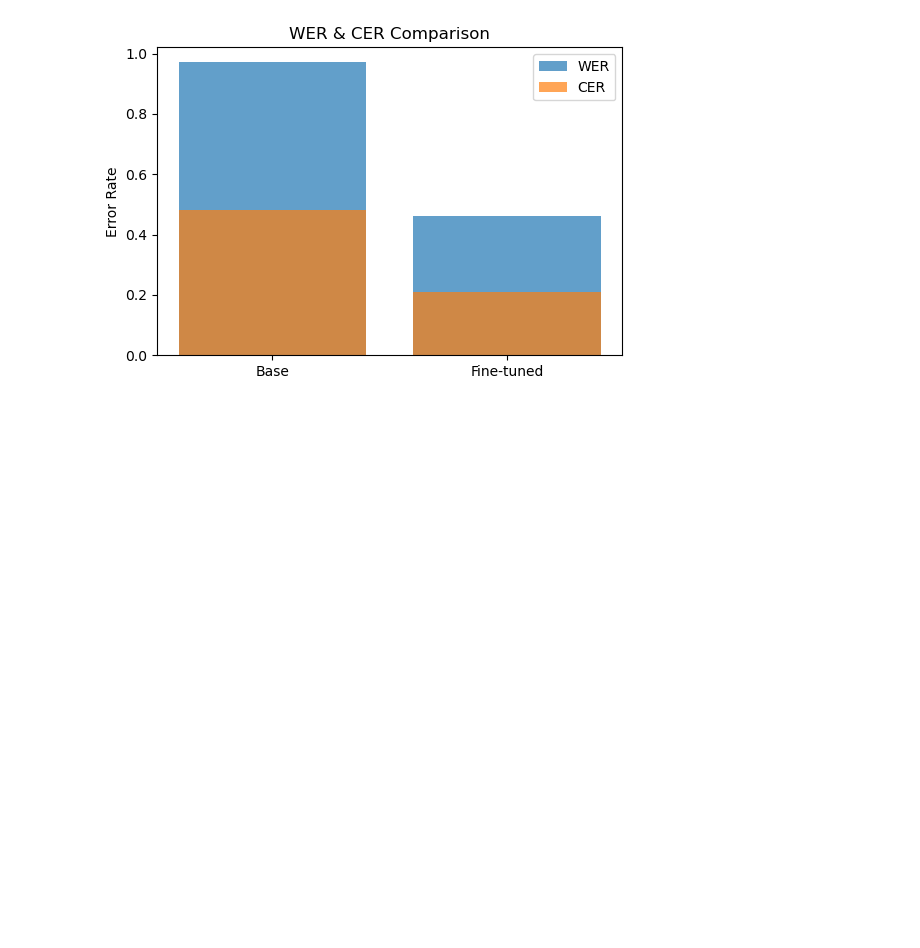
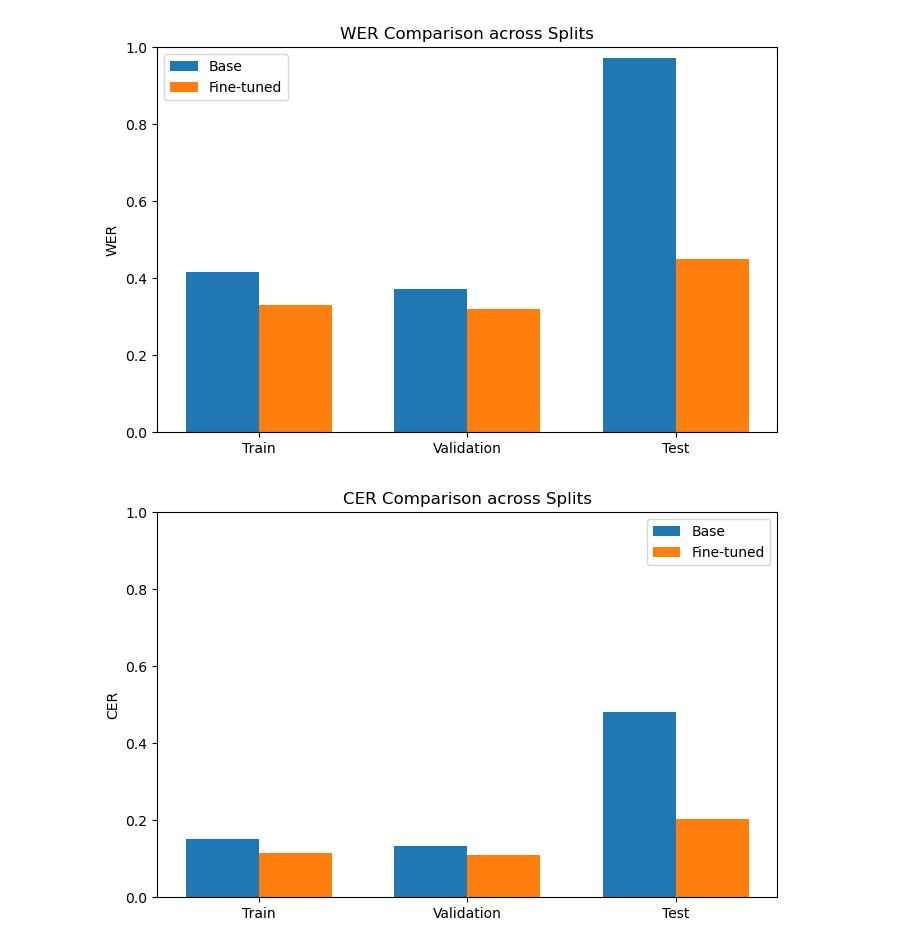
Before and after one commit to quocvietphung/speak-german, a Jupyter notebook: notebooks /whisper_metric_evaluation.ipynb, the cells around one changed output. Saved outputs shown, nothing was run; the diff lists cells and outputs as text; code cells hidden in the pictures; blank space fills up the shorter version.

```diff
--- a/notebooks /whisper_metric_evaluation.ipynb
+++ b/notebooks /whisper_metric_evaluation.ipynb
@@ -29,30 +95,34 @@ print(common_voice[0])
 # %%
-# 4. Define Evaluation Function
 wer_metric = evaluate.load("wer")
 cer_metric = evaluate.load("cer")
 
-def evaluate_model(model, processor, dataset, num_samples=50):
+
+def evaluate_model(model, processor, dataset, num_samples=50, device="mps"):
     """
     Evaluate model on WER, CER using a subset of dataset.
     """
-    refs, preds = [], []
-    for i, ex in enumerate(dataset.select(range(num_samples))):
+    refs, preds, audios = [], [], []
+    subset = dataset.select(range(num_samples))
+    for ex in subset:
         audio = ex["audio"]["array"]
+        audios.append(audio)  # để test nghe lại
         inputs = processor(
             audio,
             sampling_rate=16000,
             return_tensors="pt"
-        ).to("mps")
+        ).to(device)
 
         with torch.no_grad():
             generated_ids = model.generate(
                 inputs.input_features,
+                pad_token_id=processor.tokenizer.eos_token_id,  # ✅ thêm pad_token_id
                 generation_config=model.generation_config
             )
         pred = processor.batch_decode(generated_ids, skip_special_tokens=True)[0]
+
         refs.append(ex["sentence"])
         preds.append(pred)
 
     wer = wer_metric.compute(predictions=preds, references=refs)
     cer = cer_metric.compute(predictions=preds, references=refs)
-    return wer, cer, preds[:5], refs[:5]
+    return wer, cer, preds[:5], refs[:5], audios[:5]
@@ -131,10 +217,38 @@ display(df)
 # %%
-plt.figure(figsize=(6,4))
-plt.bar(df["Model"], df["WER"], label="WER", alpha=0.7)
-plt.bar(df["Model"], df["CER"], label="CER", alpha=0.7)
-plt.ylabel("Error Rate")
-plt.title("WER & CER Comparison")
+import matplotlib.pyplot as plt
+import numpy as np
+
+# Collect WER/CER results
+splits = ["Train", "Validation", "Test"]
+base_wer = [all_results[s]["base"]["wer"] for s in splits]
+ft_wer   = [all_results[s]["finetuned"]["wer"] for s in splits]
+base_cer = [all_results[s]["base"]["cer"] for s in splits]
+ft_cer   = [all_results[s]["finetuned"]["cer"] for s in splits]
+
+x = np.arange(len(splits))  # positions for groups
+width = 0.35  # bar width
+
+# Plot WER
+plt.figure(figsize=(8, 5))
+plt.bar(x - width/2, base_wer, width, label="Base")
+plt.bar(x + width/2, ft_wer, width, label="Fine-tuned")
+plt.xticks(x, splits)
+plt.ylabel("WER")
+plt.title("WER Comparison across Splits")
 plt.legend()
+plt.ylim(0, 1)  # WER is between 0 and 1
 plt.show()
+
+# Plot CER
+plt.figure(figsize=(8, 5))
+plt.bar(x - width/2, base_cer, width, label="Base")
+plt.bar(x + width/2, ft_cer, width, label="Fine-tuned")
+plt.xticks(x, splits)
+plt.ylabel("CER")
+plt.title("CER Comparison across Splits")
+plt.legend()
+plt.ylim(0, 1)  # CER is between 0 and 1
+plt.show()
 # %% [output]
-[figure, old version]
+[figure, new version]
+[figure, added]
```
Also changed, not shown: parts of 9 cells of this notebook, 2 other files.
